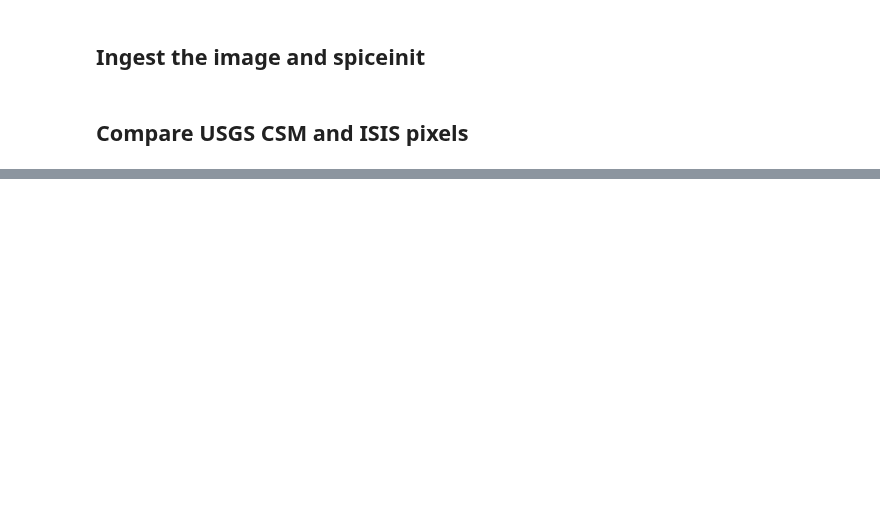
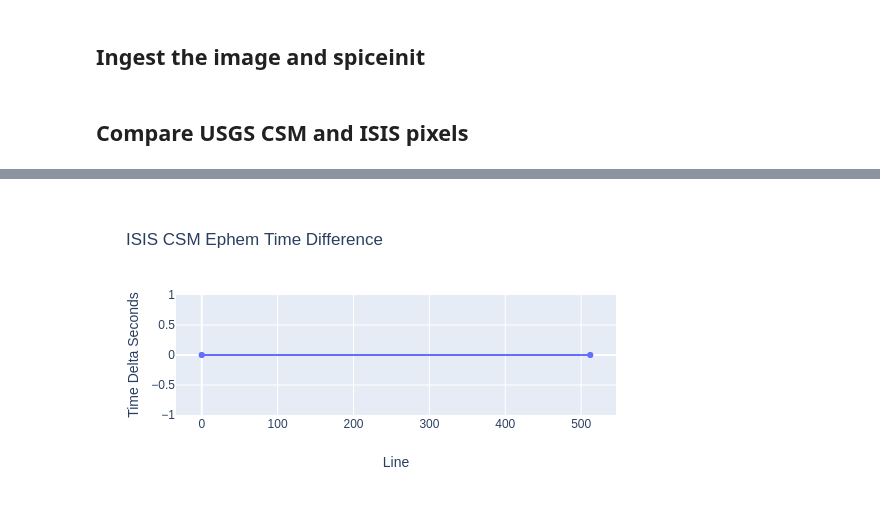
Before and after one commit to DOI-USGS/knoten, a Jupyter notebook: examples/messenger_mdisnac_isis_cmp.ipynb, the cells around one changed output, grey strips where cells are left out. Saved outputs shown, nothing was run; the diff lists cells and outputs as text; code cells hidden in the pictures; blank space fills up the shorter version.

```diff
--- a/examples/messenger_mdisnac_isis_cmp.ipynb
+++ b/examples/messenger_mdisnac_isis_cmp.ipynb
@@ -112,0 +74,4 @@ df3
+# %%
+Image(csmisis_diff_ephem_plot_bytes)
+# %% [output]
+[figure, added]
```
Also changed, not shown: parts of 22 cells of this notebook, 1 other file.
